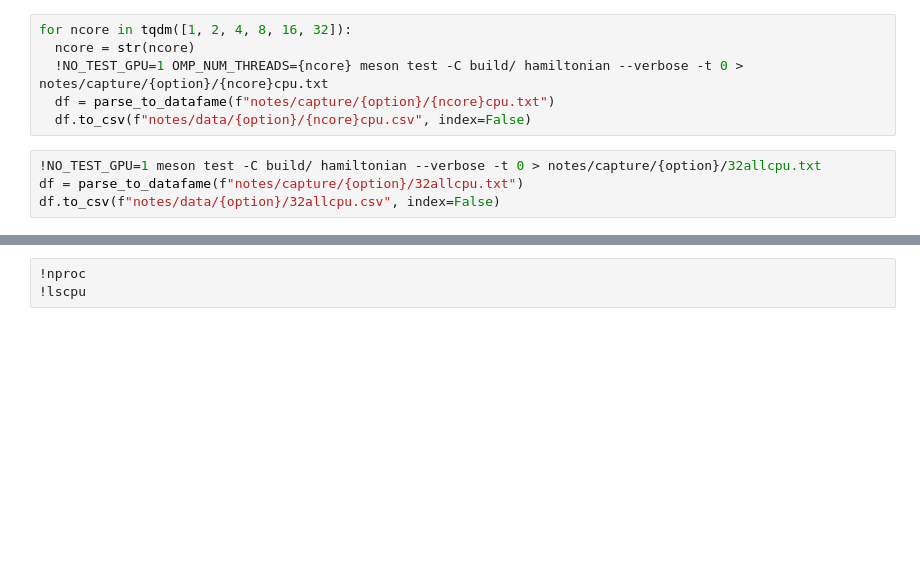
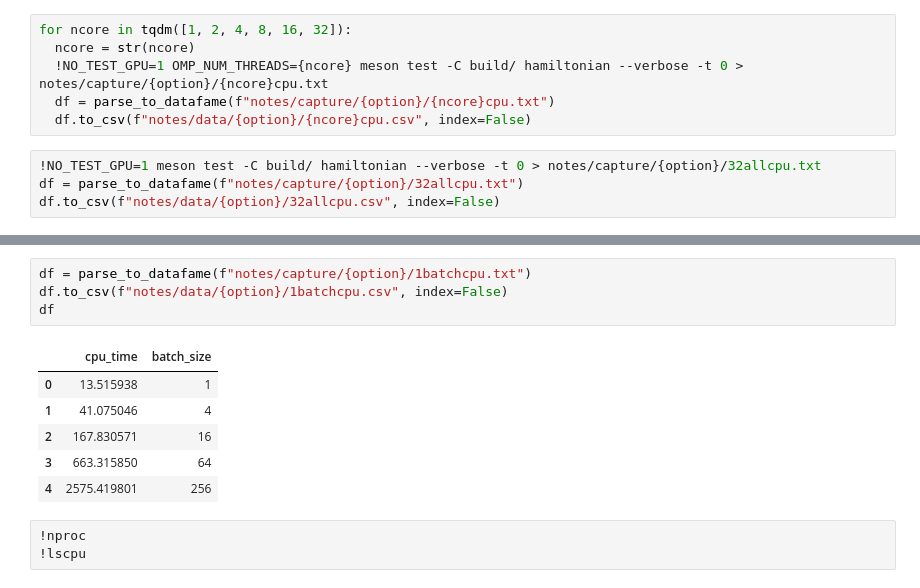
Before and after one commit to tornikeo/tblite, a Jupyter notebook: notes/record_i914900HX.ipynb, the cells around one changed output, grey strips where cells are left out. Cells and saved outputs as stored; diff of their text form; blank space fills up the shorter version.

```diff
--- a/notes/record_i914900HX.ipynb
+++ b/notes/record_i914900HX.ipynb
@@ -51,3 +103,14 @@ df.to_csv(f"notes/data/{option}/32allcpu.csv", index=False)
+# %%
+df = parse_to_datafame(f"notes/capture/{option}/1batchcpu.txt")
+df.to_csv(f"notes/data/{option}/1batchcpu.csv", index=False)
+df
+# %% [output]
+|  | cpu_time | batch_size |
+| 0 | 13.515938 | 1 |
+| 1 | 41.075046 | 4 |
+| 2 | 167.830571 | 16 |
+| 3 | 663.315850 | 64 |
+| 4 | 2575.419801 | 256 |
 # %%
 !nproc
 !lscpu
```
Also changed, not shown: parts of 3 cells of this notebook, 5 other files.
